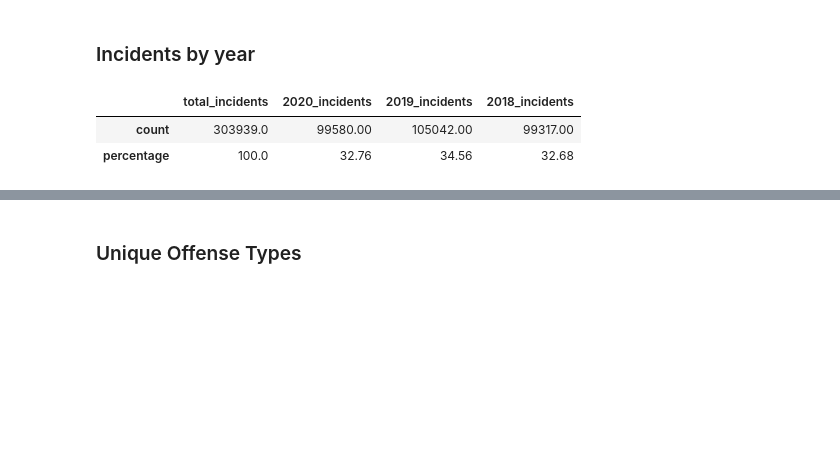
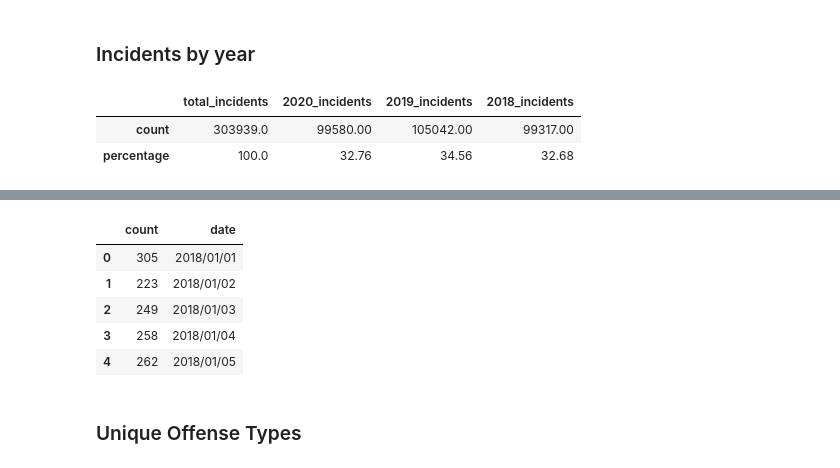
Before and after one commit to DonnieData/austin_crime_EDA, a Jupyter notebook: crime_data_EDA.ipynb, the cells around one changed output, grey strips where cells are left out. Drawn from its saved outputs; the diff is of its cells as text; code cells hidden in the pictures; blank space fills up the shorter version.

```diff
--- a/crime_data_EDA.ipynb
+++ b/crime_data_EDA.ipynb
@@ -60,0 +86,16 @@ incident_summary
+# %%
+offense_by_date = db_frame('''SELECT COUNT(*),
+                                TO_CHAR(occurred_date, 'YYYY/MM/DD') as "date"
+                                FROM crime_incidents
+                                GROUP BY date
+
+                            ;''')
+# %%
+offense_by_date.head()
+# %% [output]
+|  | count | date |
+| 0 | 305 | 2018/01/01 |
+| 1 | 223 | 2018/01/02 |
+| 2 | 249 | 2018/01/03 |
+| 3 | 258 | 2018/01/04 |
+| 4 | 262 | 2018/01/05 |
```
Also changed, not shown: parts of 10 cells of this notebook, 10 other files.
